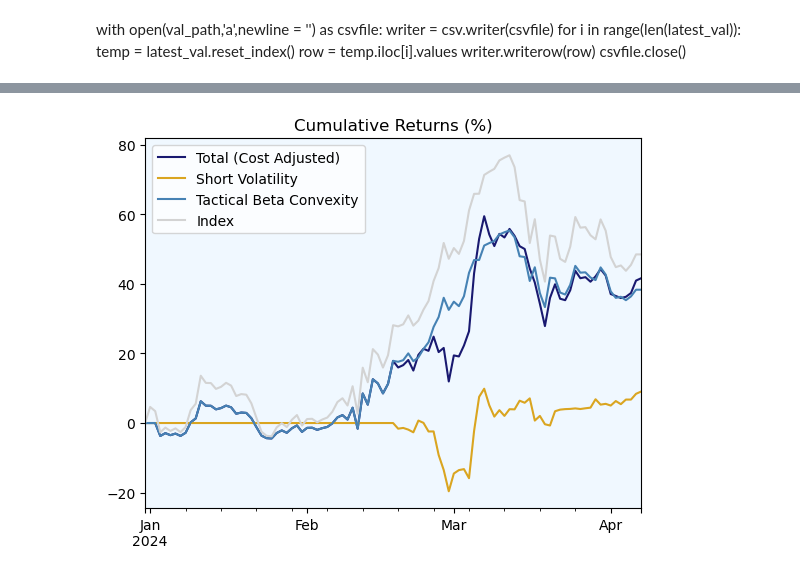
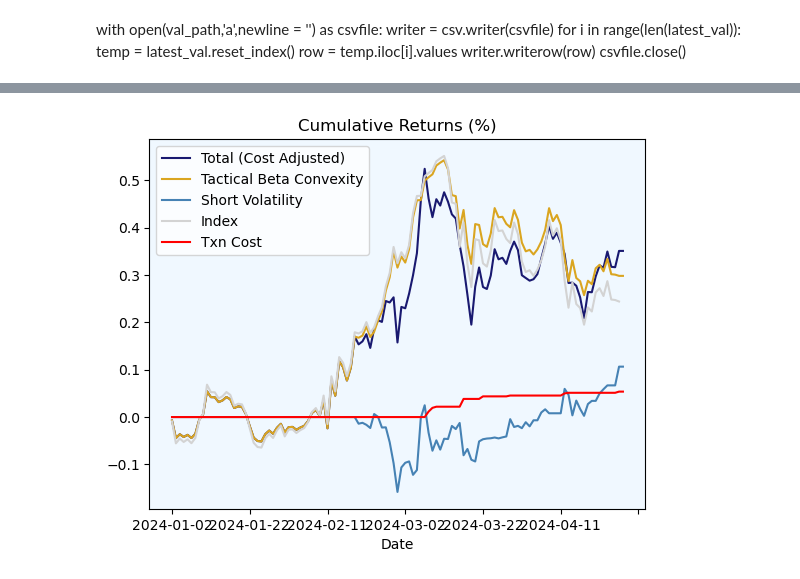
Before and after one commit to kmavyrle/QuantMasterFund, a Jupyter notebook: Crypto/TacticalBetaConvexity/test.ipynb, the cells around one changed output, grey strips where cells are left out. Cells and saved outputs as stored; diff of their text form; code cells hidden in the pictures.

```diff
--- a/Crypto/TacticalBetaConvexity/test.ipynb
+++ b/Crypto/TacticalBetaConvexity/test.ipynb
@@ -214,2 +236,3 @@ usd_rets.index = pd.to_datetime(usd_rets.index)
 # %%
-usd_rets = usd_rets[['Total (Cost Adjusted)','Short Volatility','Tactical Beta Convexity','Txn Cost']]
+usd_rets = usd_rets[['Total (Cost Adjusted)','Tactical Beta Convexity', 'Short Volatility','close','Txn Cost']]
+usd_rets.columns = ['Total (Cost Adjusted)','Tactical Beta Convexity', 'Short Volatility','Index','Txn Cost']
@@ -218,2 +238,0 @@ eth_idx.index = pd.to_datetime(eth_idx.index)
-# %%
-usd_rets = pd.concat([usd_rets,eth_idx],axis=1).fillna(method = 'ffill')
@@ -236,13 +239,9 @@ usd_rets
-# %%
-usd_rets.columns = ['Total (Cost Adjusted)','Short Volatility','Tactical Beta Convexity','Cost','Index']
-# %%
-usd_rets = usd_rets[['Total (Cost Adjusted)','Short Volatility','Tactical Beta Convexity','Index']]
 # %%
-plot = (((1+(usd_rets.pct_change()).fillna(0)).cumprod()-1)*100).plot(title = 'Cumulative Returns (%)',color = ['midnightblue','goldenrod','steelblue','lightgrey'])
+plot = usd_rets.plot(title = 'Cumulative Returns (%)',color = ['midnightblue','goldenrod','steelblue','lightgrey','red'])
 #(((1+eth_idx.pct_change()).cumprod()-1)*100).plot()
 plot.set_facecolor('aliceblue')
 picpath = "c:\\Users\\kmavy\\Documents\\mydocs\\Training Arc\\Github\\QuantMasterFund\\Crypto\\MasterFundPerformance.png"
 plot.get_figure().savefig(picpath)
 # %% [output]
-[figure, old version]
+[figure, new version]
 # %%
```
Also changed, not shown: parts of 22 cells of this notebook, 4 other files.
